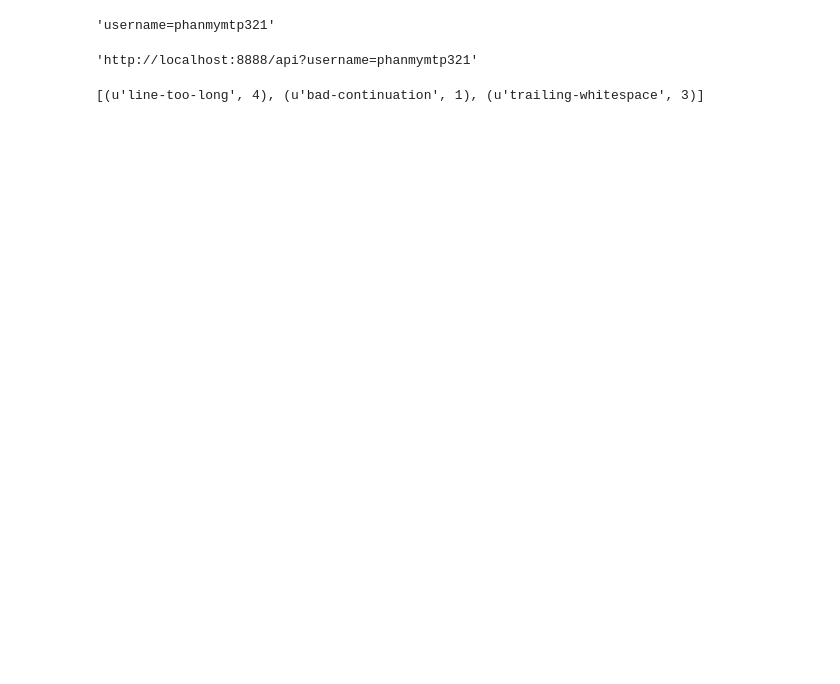
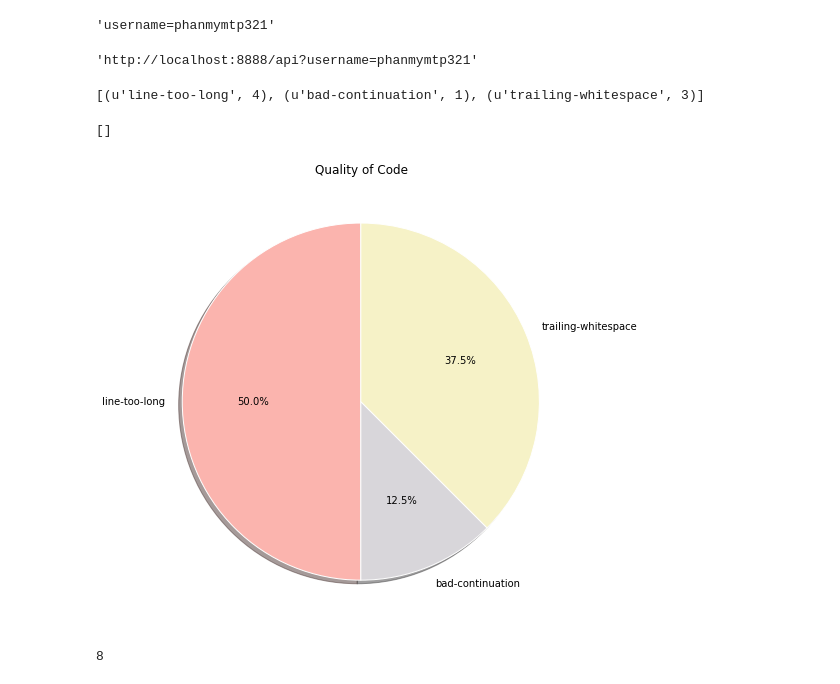
Before and after one commit to Mohitsharma44/uscl-performance, a Jupyter notebook: using_uscl_api.ipynb, the cells around one changed output. Drawn from its saved outputs; the diff is of its cells as text; code cells hidden in the pictures; blank space fills up the shorter version.

```diff
--- a/using_uscl_api.ipynb
+++ b/using_uscl_api.ipynb
@@ -35,4 +37,26 @@ sym.items()
 # %%
 labels = sym.keys()
 # %%
-sizes = sym.values()
+sizes = [x*10 for x in sym.values()]
+# %%
+# get the color map then pull 1 color from it for each pie wedge we'll draw
+color_map = cm.get_cmap('Pastel1')
+num_of_colors = len(sizes)
+picolors = color_map([x/float(num_of_colors) for x in range(num_of_colors)])
+# %%
+fig = plt.figure(figsize=[8, 8])
+ax = fig.add_subplot(111)
+piplt = ax.pie(sizes, explode=None, labels=labels,colors=picolors,
+                autopct='%1.1f%%', shadow=True, startangle=90)
+for pi in piplt[0]:
+    pi.set_edgecolor('w')
+
+ax.set_title('Quality of Code')
+ax.plot()
+# %% [output]
+[]
+[figure, added]
+# %%
+len(json_list[0]['symbol'])
+# %% [output]
+8
```
Also changed, not shown: parts of 4 cells of this notebook.
